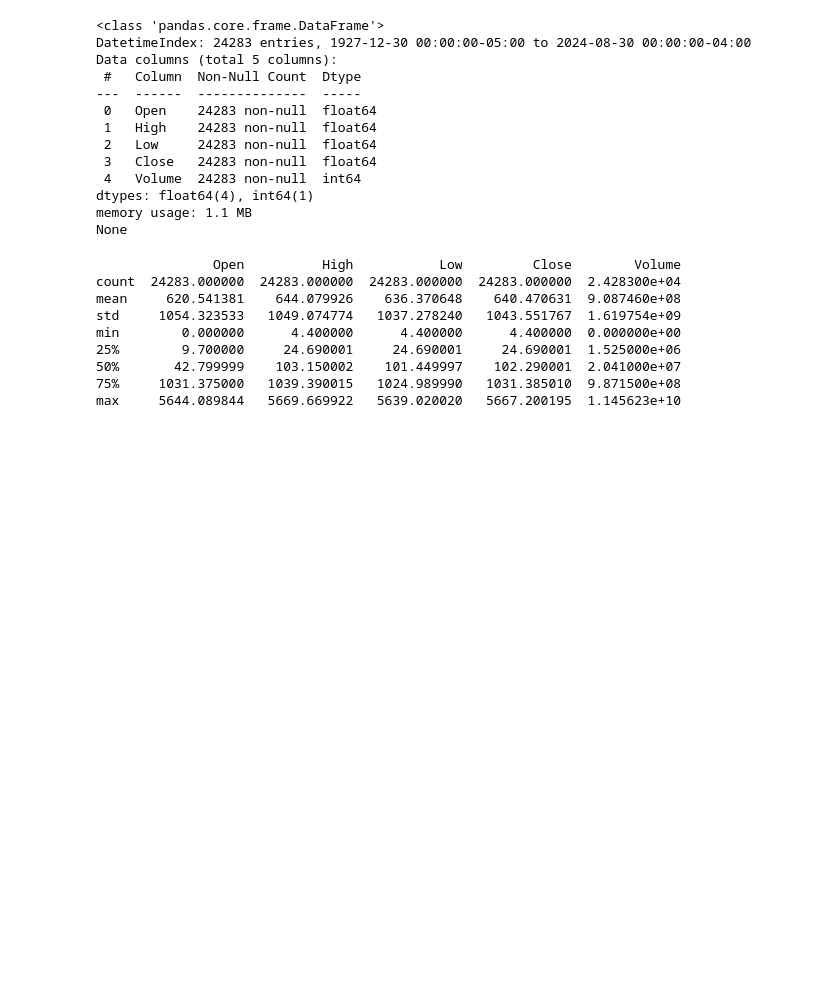
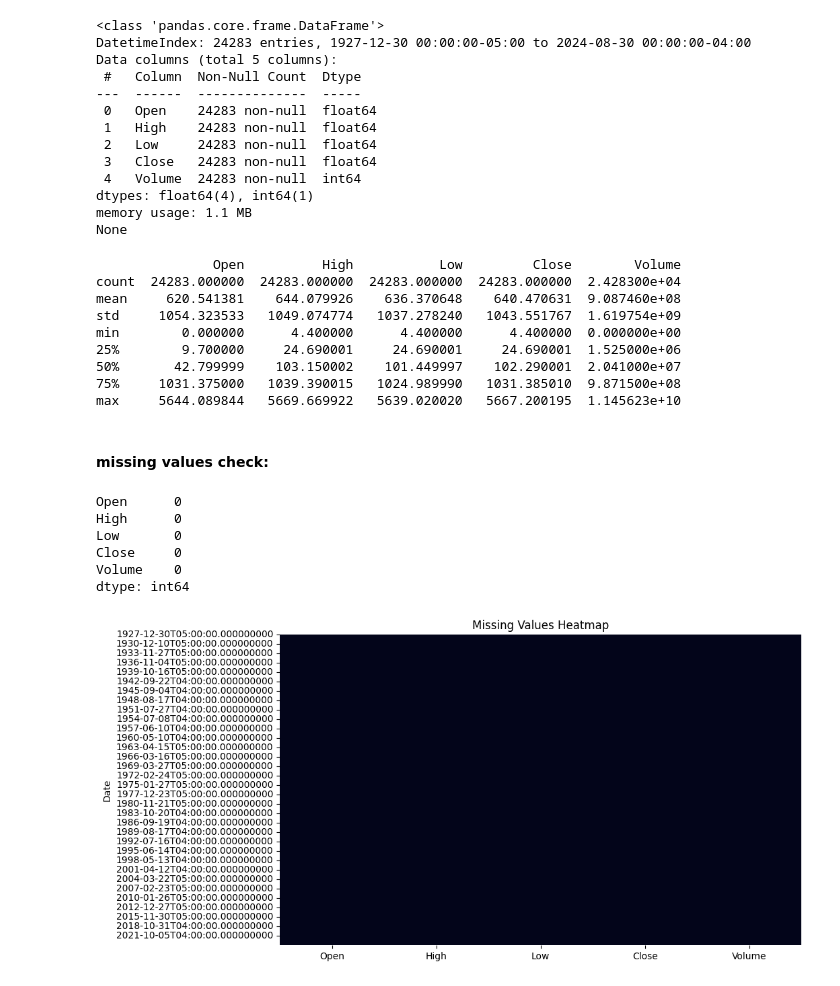
Before and after one commit to Nazaboy/StockMarketPredictor, a Jupyter notebook: StockMarketPredictor.ipynb, the cells around one changed output. Cells and saved outputs as stored; diff of their text form; code cells hidden in the pictures; blank space fills up the shorter version.

```diff
--- a/StockMarketPredictor.ipynb
+++ b/StockMarketPredictor.ipynb
@@ -117,3 +120,22 @@ min        0.000000      4.400000      4.400000      4.400000  0.000000e+00
 50%       42.799999    103.150002    101.449997    102.290001  2.041000e+07
 75%     1031.375000   1039.390015   1024.989990   1031.385010  9.871500e+08
 max     5644.089844   5669.669922   5639.020020   5667.200195  1.145623e+10
+# %% [markdown]
+#### missing values check:
+# %%
+# Check for missing values
+missing_values = sp500.isnull().sum()
+print(missing_values)
+
+plt.figure(figsize=(10, 6))
+sns.heatmap(sp500.isnull(), cbar=False)
+plt.title('Missing Values Heatmap')
+plt.show()
+# %% [output]
+Open      0
+High      0
+Low       0
+Close     0
+Volume    0
+dtype: int64
+[figure, added]
```
Also changed, not shown: parts of 11 cells of this notebook, 1 other file.
